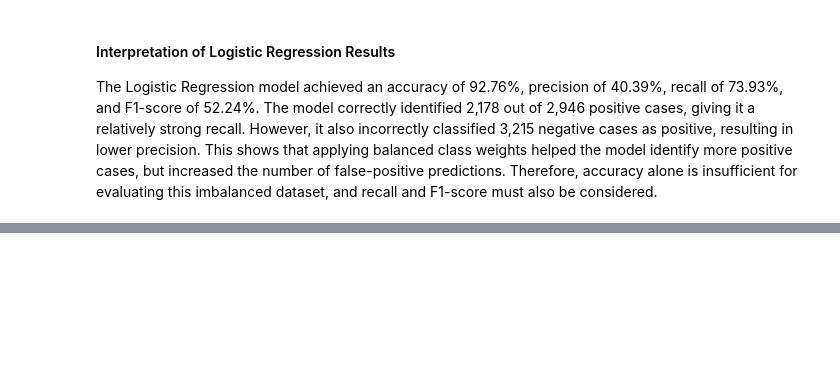
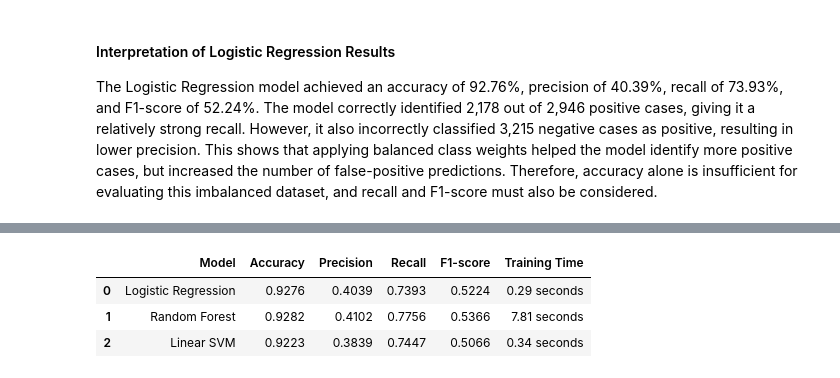
Before and after one commit to Leonchang06/COVID19_ML_Project, a Jupyter notebook: covid_analysis.ipynb, the cells around one changed output, grey strips where cells are left out. Saved outputs shown, nothing was run; the diff lists cells and outputs as text; code cells hidden in the pictures; blank space fills up the shorter version.

```diff
--- a/covid_analysis.ipynb
+++ b/covid_analysis.ipynb
@@ -693,0 +1033,32 @@ print("Saved location:", model_path)
+# %%
+comparison_df = pd.DataFrame([
+    logistic_result,
+    random_forest_result,
+    linear_svm_result
+])
+
+comparison_df = comparison_df[
+    [
+        "Model",
+        "Accuracy",
+        "Precision",
+        "Recall",
+        "F1-score",
+        "Training Time"
+    ]
+]
+
+display(
+    comparison_df.style.format({
+        "Accuracy": "{:.4f}",
+        "Precision": "{:.4f}",
+        "Recall": "{:.4f}",
+        "F1-score": "{:.4f}",
+        "Training Time": "{:.2f} seconds"
+    })
+)
+# %% [output]
+|  | Model | Accuracy | Precision | Recall | F1-score | Training Time |
+| 0 | Logistic Regression | 0.9276 | 0.4039 | 0.7393 | 0.5224 | 0.29 seconds |
+| 1 | Random Forest | 0.9282 | 0.4102 | 0.7756 | 0.5366 | 7.81 seconds |
+| 2 | Linear SVM | 0.9223 | 0.3839 | 0.7447 | 0.5066 | 0.34 seconds |
```
Also changed, not shown: parts of 29 cells of this notebook, 3 other files.
